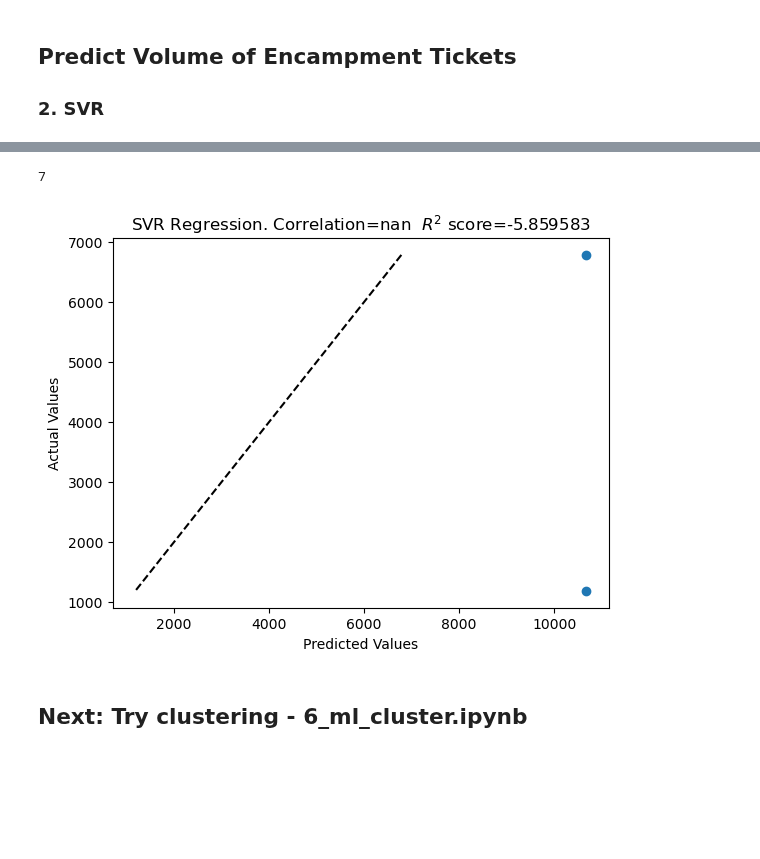
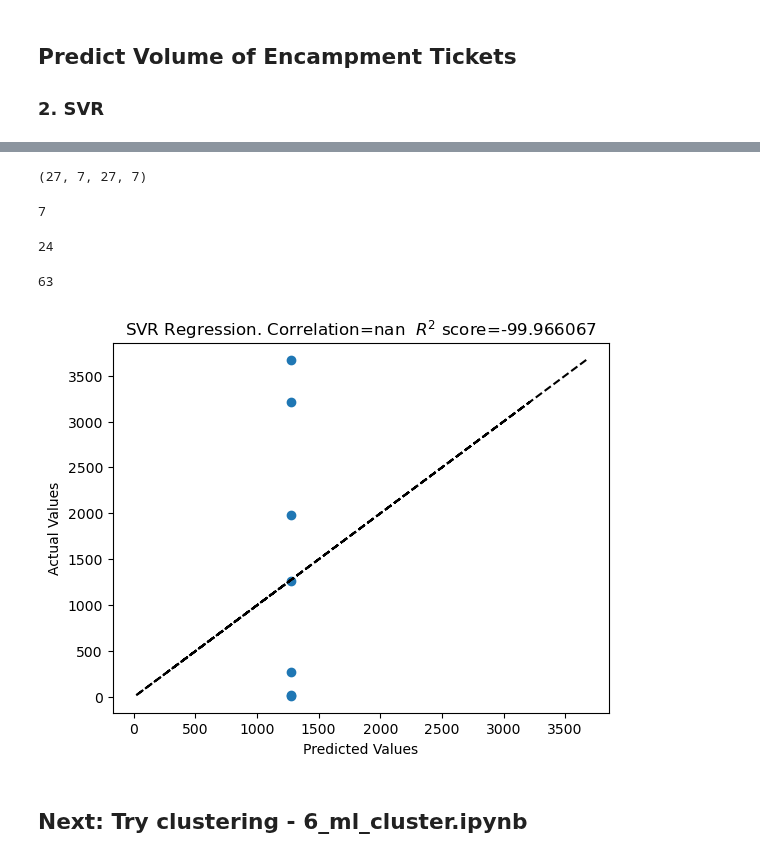
Before and after one commit to aeaiu/usable_ai_project, a Jupyter notebook: Notebooks/5_ml_prediction.ipynb, the cells around one changed output, grey strips where cells are left out. Cells and saved outputs as stored; diff of their text form; code cells hidden in the pictures; blank space fills up the shorter version.

```diff
--- a/Notebooks/5_ml_prediction.ipynb
+++ b/Notebooks/5_ml_prediction.ipynb
@@ -167,4 +165,4 @@ x = df[list(numeric_variables.columns)]
 # %%
-x = x.drop(['park_distance','is_county_ind','close_time_days'], axis =1)
+x = x.drop(['is_county_ind','close_time_days'], axis =1)
 x.head(1)
 # %% [output]
@@ -278,5 +275,5 @@ Y_train.shape
 # poly takes a long time
 # other types : ‘linear’, ‘poly’, ‘rbf’, ‘sigmoid’, ‘precomputed’
 # adding , probability=False to try to improve performance
-svr = SVR(kernel='linear', C=1.0,   cache_size=7000, )
+svr = SVR(kernel='rbf', C=1.0,   cache_size=7000, )
 svr.fit(X_train , Y_train )
@@ -387,38 +548,52 @@ Name: count, dtype: int64
 # %%
-y.size
+#counts_df.to_csv(generated_data_path +'wip3.csv' )
-# %% [output]
-7
 # %%
 
  X_train, X_test, Y_train, Y_test = train_test_split(x, y, test_size=.2)
+# %%
+len(X_train.index), len(X_test.index), len(Y_train.index), len(Y_test.index)
+# %% [output]
+(27, 7, 27, 7)
 # %%
 # poly takes a long time
 # other types : ‘linear’, ‘poly’, ‘rbf’, ‘sigmoid’, ‘precomputed’
-svm= SVR(kernel='linear', C=1.0 )
+svm= SVR(kernel='rbf', C=1.0 )
 svm.fit(X_train , Y_train )
 y_pred = svm.predict(X_test )
+# %%
+len(y_pred)
+# %% [output]
+7
 # %%
 # 3 columns SVC
 # linear and rbf - 0.6319473034170441
 # correlation
-corr_svr = pd.Series(y_pred).corr(pd.Series(Y_test))
+corr_svr = pd.Series(y_pred).corr( Y_test)
 
 # r2_score
 rsquared_svr = r2_score(Y_test, y_pred)
+# %%
+Y_predicted.size
+# %% [output]
+24
+# %%
+X_test.size
+# %% [output]
+63
 # %%
-plt.scatter(Y_predicted, Y_test)
+plt.scatter(y_pred, Y_test)
 
 plt.title("SVR Regression. Correlation=%f  $R^2$ score=%f" % (corr_svr, rsquared_svr))
 
 plt.xlabel("Predicted Values")
 plt.ylabel("Actual Values")
 
 # plot a diagonal line
 plt.plot(Y_test, Y_test, 'k--') # 'k--' = black dashed lines
 plt.show()
 
 # Graphical representati
 # %% [output]
-[figure, old version]
+[figure, new version]
 # %%
 # Save to file for next step ML
```
Also changed, not shown: parts of 41 cells of this notebook.
